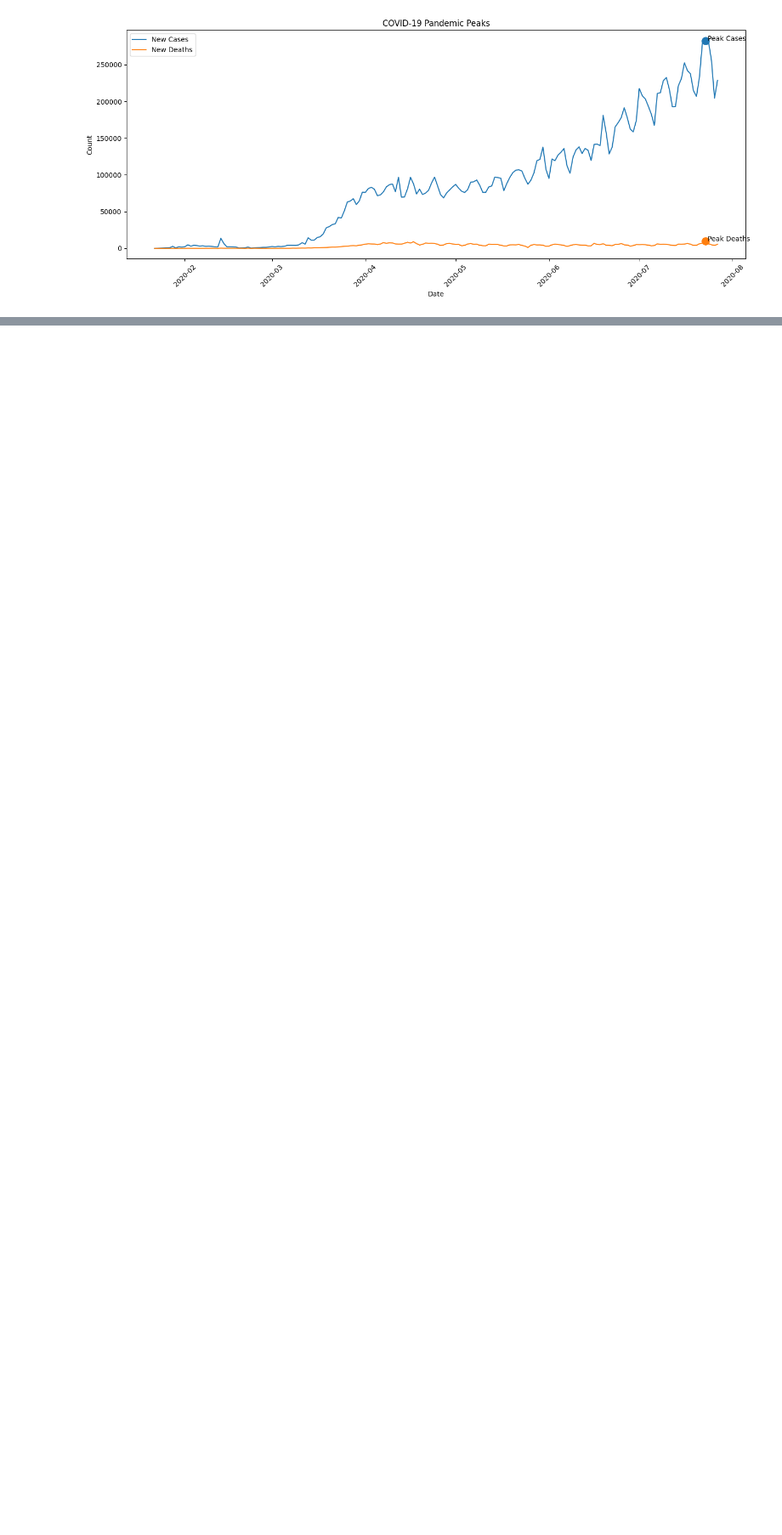
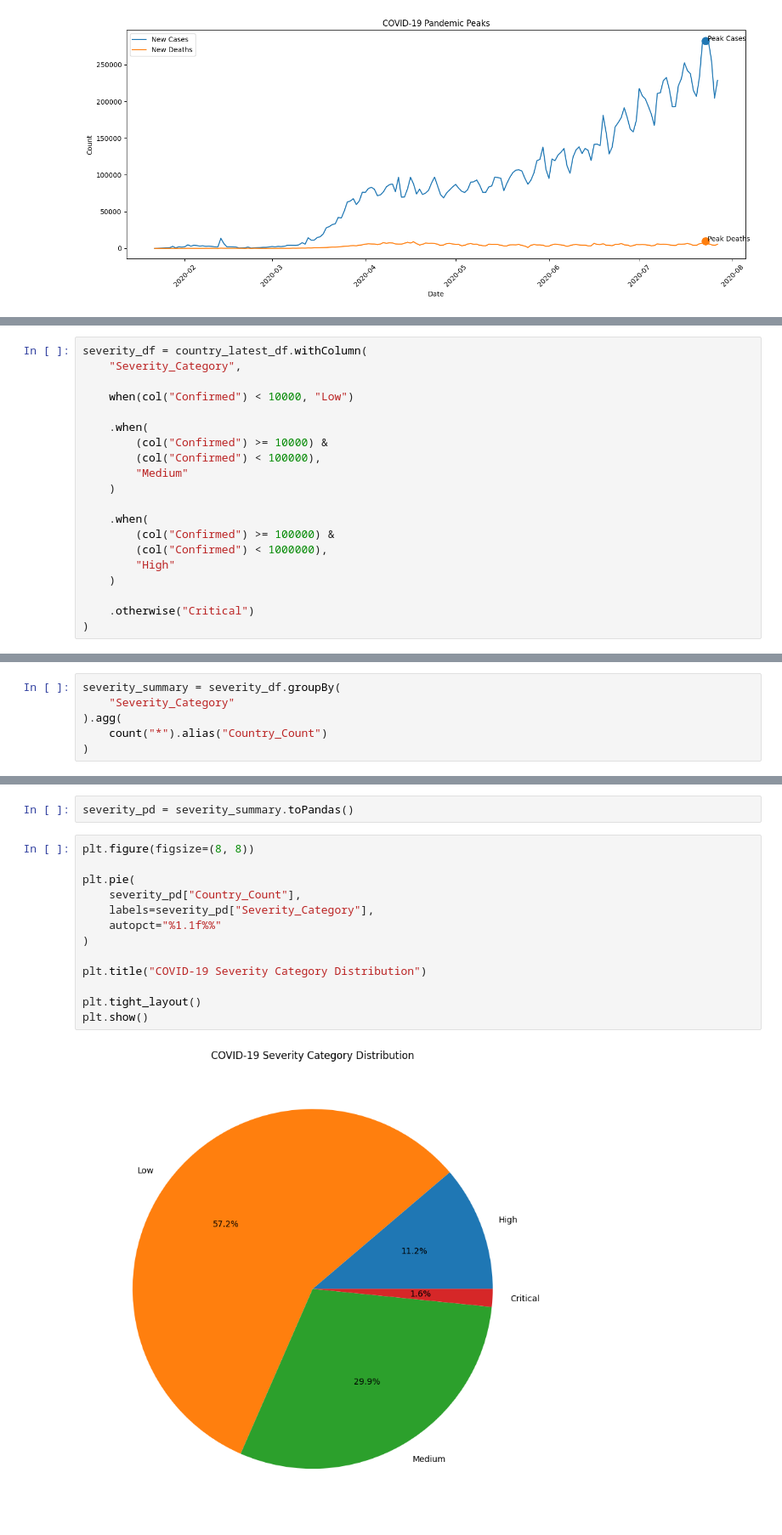
Before and after one commit to dilpreet0007/COVID19-Analytics-Pipeline, a Jupyter notebook: app.ipynb, the cells around one changed output, grey strips where cells are left out. Shown at 85% size. Saved outputs shown, nothing was run; the diff lists cells and outputs as text; blank space fills up the shorter version.

Commit message:
[Dilpreet] Task 20: Create Severity Category

```diff
--- a/app.ipynb
+++ b/app.ipynb
@@ -1333,0 +1338,20 @@ plt.show()
+# %%
+severity_df = country_latest_df.withColumn(
+    "Severity_Category",
+
+    when(col("Confirmed") < 10000, "Low")
+
+    .when(
+        (col("Confirmed") >= 10000) &
+        (col("Confirmed") < 100000),
+        "Medium"
+    )
+
+    .when(
+        (col("Confirmed") >= 100000) &
+        (col("Confirmed") < 1000000),
+        "High"
+    )
+
+    .otherwise("Critical")
+)
@@ -1333,0 +1382,6 @@ plt.show()
+# %%
+severity_summary = severity_df.groupBy(
+    "Severity_Category"
+).agg(
+    count("*").alias("Country_Count")
+)
@@ -1333,0 +1399,17 @@ plt.show()
+# %%
+severity_pd = severity_summary.toPandas()
+# %%
+plt.figure(figsize=(8, 8))
+
+plt.pie(
+    severity_pd["Country_Count"],
+    labels=severity_pd["Severity_Category"],
+    autopct="%1.1f%%"
+)
+
+plt.title("COVID-19 Severity Category Distribution")
+
+plt.tight_layout()
+plt.show()
+# %% [output]
+[figure, added]
```
Also changed, not shown: parts of 4 cells of this notebook.
